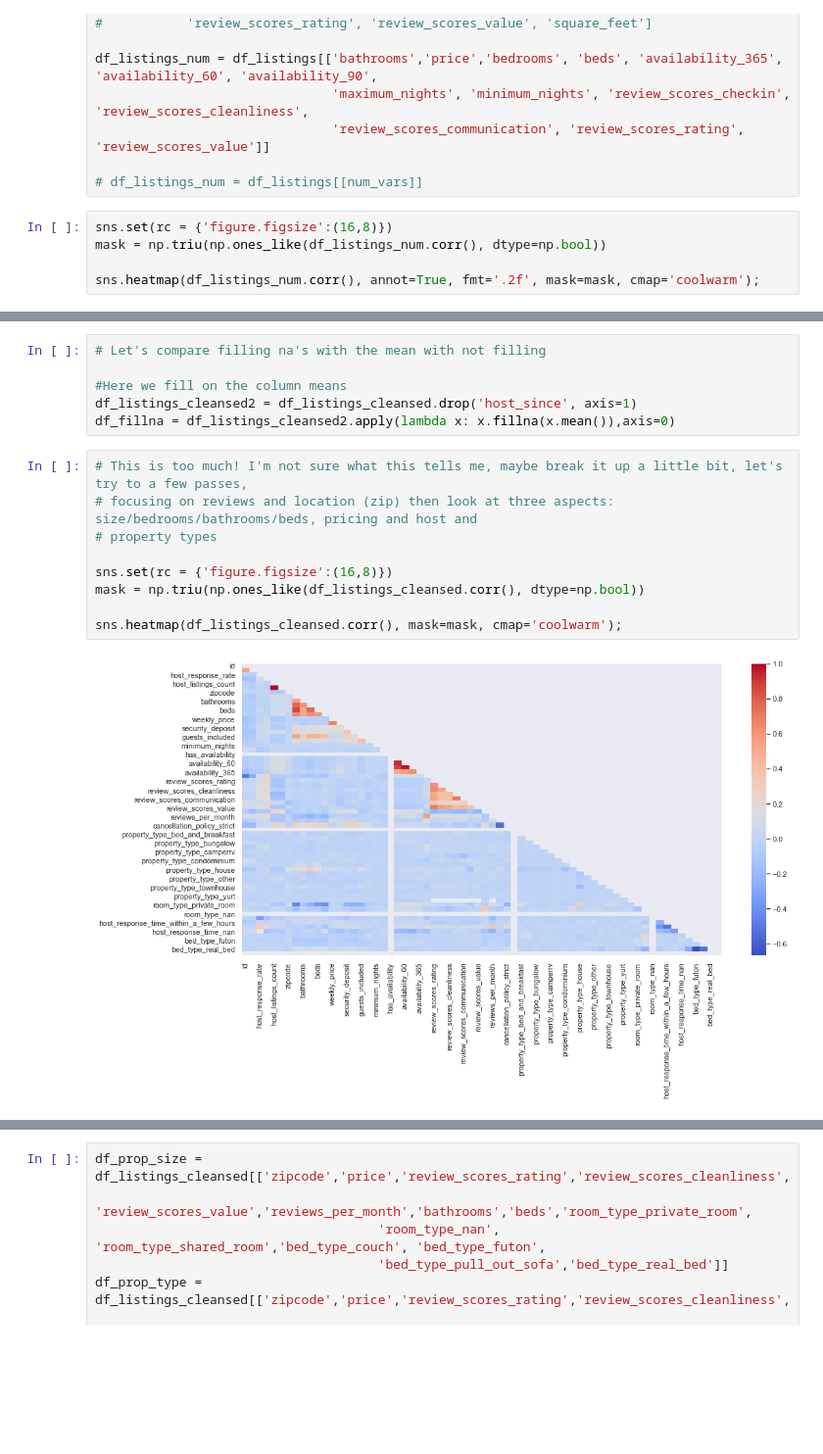
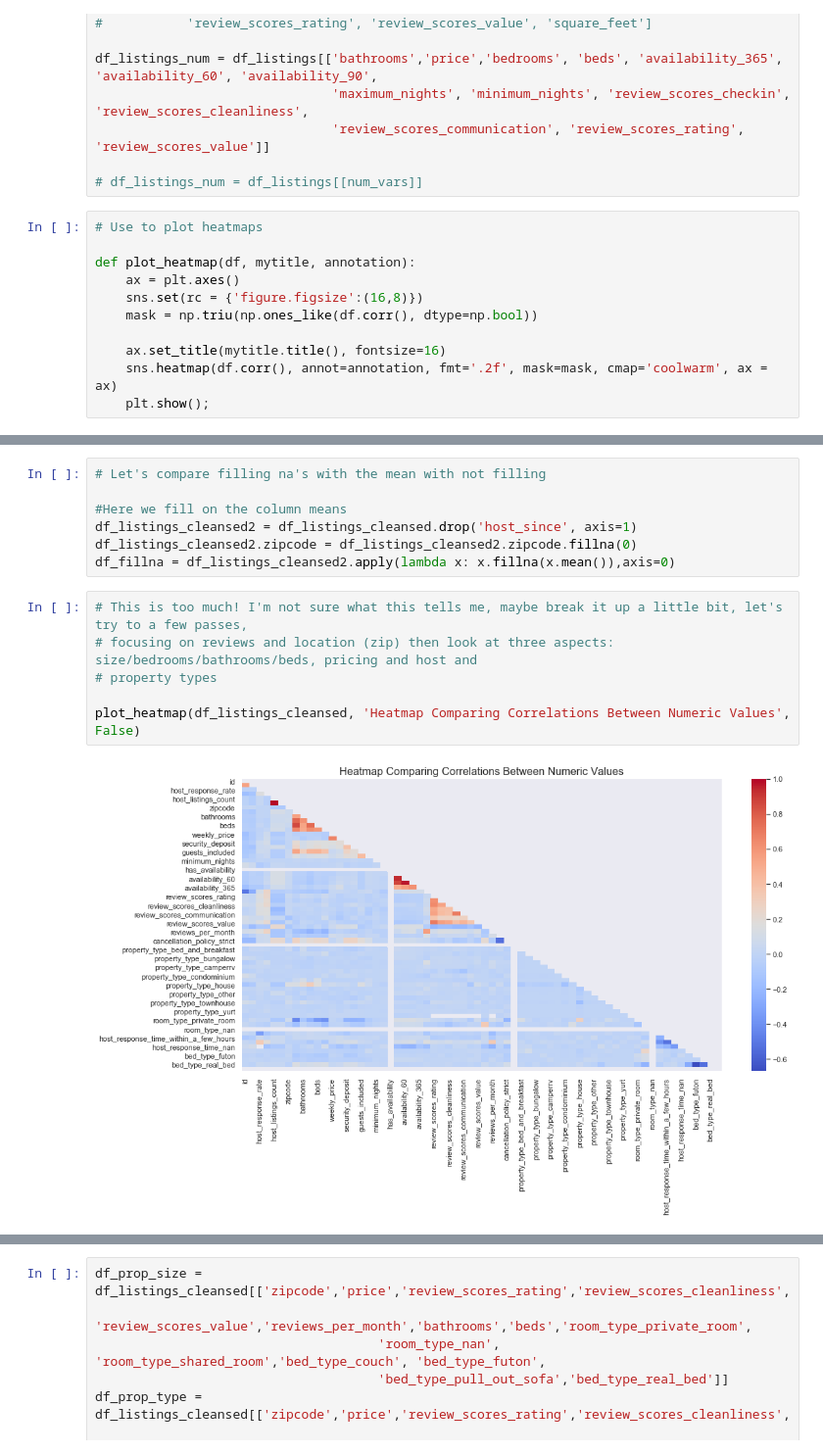
Before and after one commit to cherrde/data-scientist-project-1, a Jupyter notebook: data-scientist-project-1.ipynb, the cells around one changed output, grey strips where cells are left out. Shown at 98% size. Cells and saved outputs as stored; diff of their text form; blank space fills up the shorter version.

```diff
--- a/data-scientist-project-1.ipynb
+++ b/data-scientist-project-1.ipynb
@@ -410,7 +410,13 @@ df_listings_num = df_listings[['bathrooms','price','bedrooms', 'beds', 'availabi
 
 # df_listings_num = df_listings[[num_vars]]
 # %%
-sns.set(rc = {'figure.figsize':(16,8)})
-mask = np.triu(np.ones_like(df_listings_num.corr(), dtype=np.bool))
+# Use to plot heatmaps
 
-sns.heatmap(df_listings_num.corr(), annot=True, fmt='.2f', mask=mask, cmap='coolwarm');
+def plot_heatmap(df, mytitle, annotation):
+    ax = plt.axes()
+    sns.set(rc = {'figure.figsize':(16,8)})
+    mask = np.triu(np.ones_like(df.corr(), dtype=np.bool))
+
+    ax.set_title(mytitle.title(), fontsize=16)
+    sns.heatmap(df.corr(), annot=annotation, fmt='.2f', mask=mask, cmap='coolwarm', ax = ax)
+    plt.show();
@@ -421,17 +431,15 @@ sns.heatmap(df_listings_num.corr(), annot=True, fmt='.2f', mask=mask, cmap='cool
 
 #Here we fill on the column means
 df_listings_cleansed2 = df_listings_cleansed.drop('host_since', axis=1)
+df_listings_cleansed2.zipcode = df_listings_cleansed2.zipcode.fillna(0)
 df_fillna = df_listings_cleansed2.apply(lambda x: x.fillna(x.mean()),axis=0)
 # %%
 # This is too much! I'm not sure what this tells me, maybe break it up a little bit, let's try to a few passes,
 # focusing on reviews and location (zip) then look at three aspects: size/bedrooms/bathrooms/beds, pricing and host and
 # property types
 
-sns.set(rc = {'figure.figsize':(16,8)})
-mask = np.triu(np.ones_like(df_listings_cleansed.corr(), dtype=np.bool))
-
-sns.heatmap(df_listings_cleansed.corr(), mask=mask, cmap='coolwarm');
+plot_heatmap(df_listings_cleansed, 'Heatmap Comparing Correlations Between Numeric Values', False)
 # %% [output]
-[figure, old version]
+[figure, new version]
 # %%
 # Using the filled na's dataframe do we see much different from the non-filled? It really doesn't appear so.
```
Also changed, not shown: parts of 31 cells of this notebook, 1 other file.
